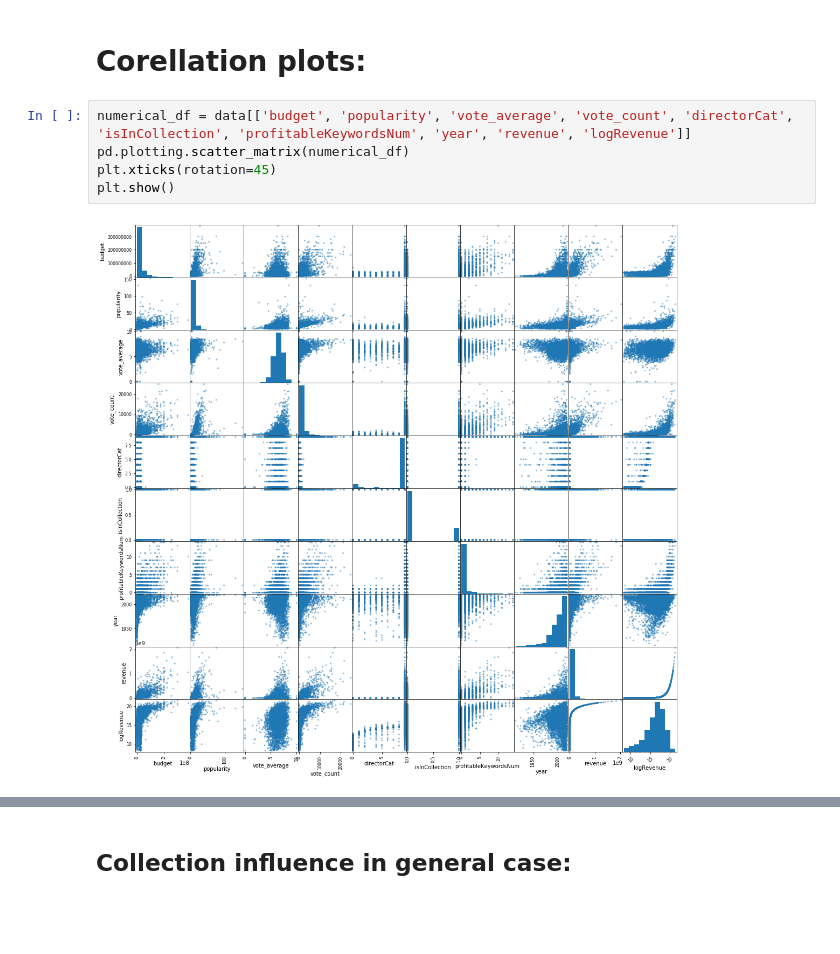
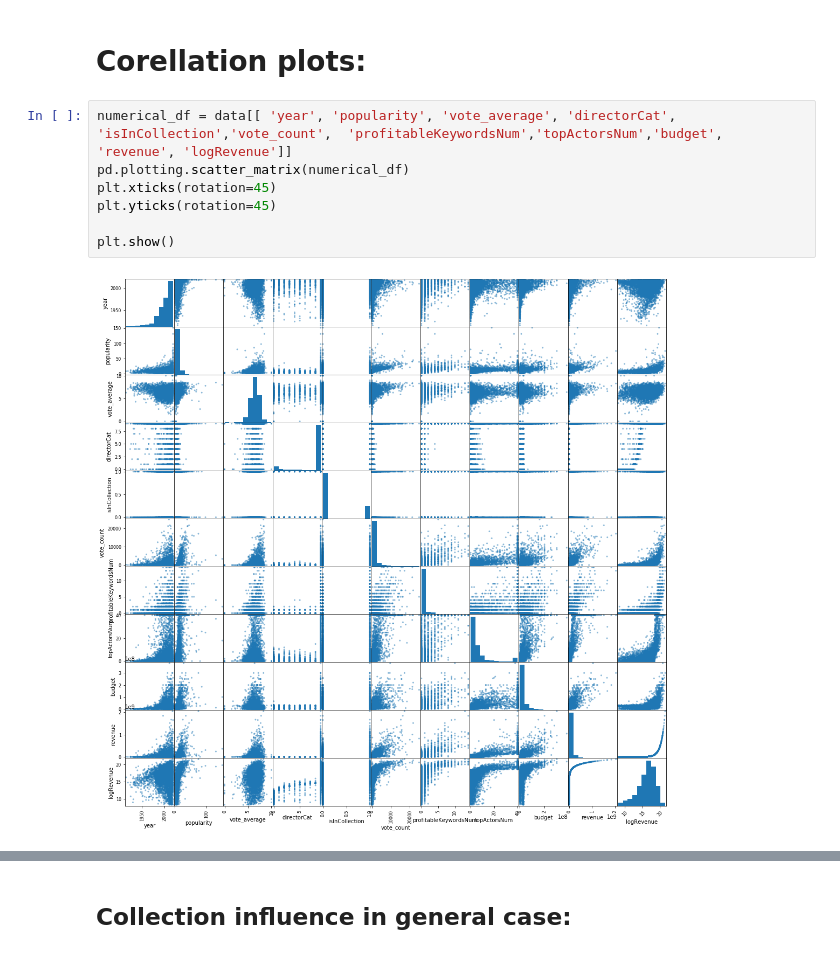
Before and after one commit to Stayermax/BORP, a Jupyter notebook: EDA.ipynb, the cells around one changed output, grey strips where cells are left out. Drawn from its saved outputs; the diff is of its cells as text; blank space fills up the shorter version.

```diff
--- a/EDA.ipynb
+++ b/EDA.ipynb
@@ -159,12 +159,14 @@ PLT3.set_yscale("log")
 # %% [markdown]
 # Corellation plots:
 # %%
-numerical_df = data[['budget', 'popularity', 'vote_average', 'vote_count', 'directorCat', 'isInCollection', 'profitableKeywordsNum', 'year', 'revenue', 'logRevenue']]
+numerical_df = data[[ 'year', 'popularity', 'vote_average', 'directorCat', 'isInCollection','vote_count',  'profitableKeywordsNum','topActorsNum','budget', 'revenue', 'logRevenue']]
 pd.plotting.scatter_matrix(numerical_df)
 plt.xticks(rotation=45)
+plt.yticks(rotation=45)
+
 plt.show()
 # %% [output]
-[figure, old version]
+[figure, new version]
 # %%
 PLT_5 = plt.matshow(numerical_df.corr())
 plt.xticks(range(len(numerical_df.columns)), numerical_df.columns)
```
Also changed, not shown: parts of 2 cells of this notebook, 3 other files.
